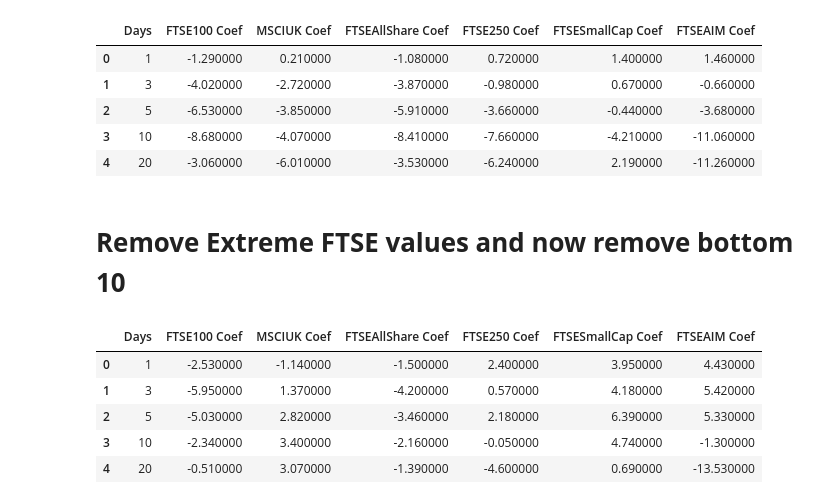
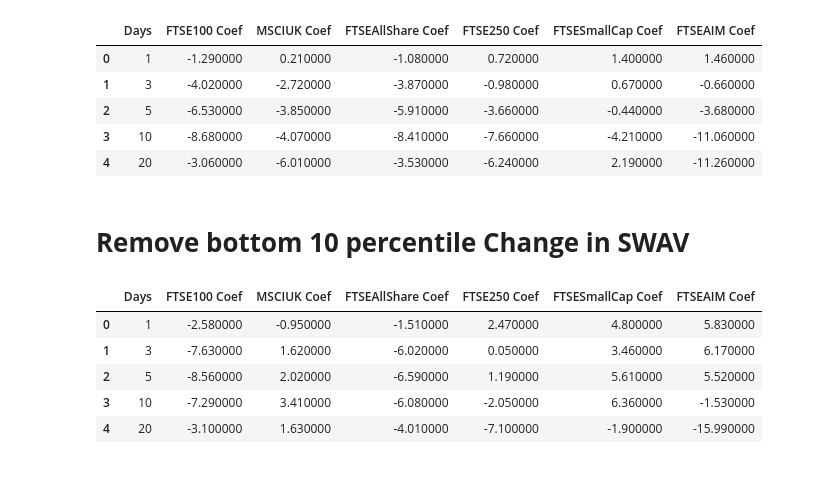
Before and after one commit to ThalyaGIT/UK-Music-Index-Returns, a Jupyter notebook: 3_data-analysis_notebooks/UK_Music_Happiness_and_Index_Returns.ipynb, the cells around one changed output. Saved outputs shown, nothing was run; the diff lists cells and outputs as text; code cells hidden in the pictures; blank space fills up the shorter version.

```diff
--- a/3_data-analysis_notebooks/UK_Music_Happiness_and_Index_Returns.ipynb
+++ b/3_data-analysis_notebooks/UK_Music_Happiness_and_Index_Returns.ipynb
@@ -22,39 +22,3 @@ df_3_day = pd.read_csv(url_3_day)
 df_5_day = pd.read_csv(url_5_day)
 df_10_day = pd.read_csv(url_10_day)
 df_20_day = pd.read_csv(url_20_day)
-
-import pandas as pd
-
-# Assuming the data has been loaded into the following DataFrames
-# df_1_day = pd.read_csv(url_1_day)
-# df_3_day = pd.read_csv(url_3_day)
-# df_5_day = pd.read_csv(url_5_day)
-# df_10_day = pd.read_csv(url_10_day)
-# df_20_day = pd.read_csv(url_20_day)
-
-# List of DataFrames
-dataframes = {
-    "1 Day": df_1_day,
-    "3 Day": df_3_day,
-    "5 Day": df_5_day,
-    "10 Day": df_10_day,
-    "20 Day": df_20_day
-}
-
-# Function to filter and print the middle 90% of "Change in SWAV"
-def filter_middle_90_percent(df, name):
-    lower_bound = df['Change in SWAV'].quantile(0.05)  # 5th percentile
-    upper_bound = df['Change in SWAV'].quantile(0.95)  # 95th percentile
-
-    # Filter the DataFrame to keep only the middle 90% of data
-    middle_90_df = df[(df['Change in SWAV'] >= lower_bound) & (df['Change in SWAV'] <= upper_bound)]
-
-    print(f"{name}:")
-    print(f"  Lower Bound (5th percentile) of Change in SWAV: {lower_bound}")
-    print(f"  Upper Bound (95th percentile) of Change in SWAV: {upper_bound}")
-    print(f"  Number of rows in the middle 90%: {len(middle_90_df)}")
-    print("")
-
-# Loop through each DataFrame and filter the middle 90% of data
-for name, df in dataframes.items():
-    filter_middle_90_percent(df, name)
@@ -418,9 +478,10 @@ styled_df
 | 2 | 5 | -6.530000 | -3.850000 | -5.910000 | -3.660000 | -0.440000 | -3.680000 |
 | 3 | 10 | -8.680000 | -4.070000 | -8.410000 | -7.660000 | -4.210000 | -11.060000 |
 | 4 | 20 | -3.060000 | -6.010000 | -3.530000 | -6.240000 | 2.190000 | -11.260000 |
-# %% [markdown]
-# **Remove Extreme FTSE values and now remove bottom 10**
+# %% [markdown]
+# **Remove bottom 10 percentile Change in SWAV**
 # %%
+# @title
 # Initialize an empty list to store results
 results = []
 
@@ -460,12 +521,6 @@ for days in days_list:
         lower_bound = X['Change in SWAV'].quantile(0.1)
         X = X[X['Change in SWAV'] > lower_bound]
         y = y.loc[X.index]  # Align y with the filtered X
-
-        # Remove outliers in index percentage changes using Z-scores
-        y_z_scores = np.abs(stats.zscore(y))
-        no_extremes_mask = y_z_scores < 3  # Filter out extreme Z-scores
-        X = X.loc[no_extremes_mask]
-        y = y.loc[no_extremes_mask]
 
         # Apply the same mask to the month dummies to ensure alignment
         month_dummies = month_dummies.loc[X.index]
@@ -511,34 +566,34 @@
 
 # Define a function to apply the styling based on significance
 def color_rows(row, original_results):
     colors = []
     for i in range(1, len(row)):  # Skip Days, then iterate through Coefs
         # Safely access the original tuple
         item = original_results[row.name][i]
         if isinstance(item, tuple):
             coef, p_value = item
             if coef is not None and p_value < 0.1:  # Only color if p-value < 0.1 (significant)
                 if coef > 0:
                     colors.append('background-color: green')
                 elif coef < 0:
                     colors.append('background-color: red')
                 else:
                     colors.append('')
             else:
                 colors.append('')  # No color for non-significant or None
         else:
             colors.append('')  # No color if item is not a tuple
     return [''] * 1 + colors  # No coloring for Days
 
 # Apply the function to each row of the DataFrame, passing the original results
 styled_df = results_df.style.apply(color_rows, axis=1, original_results=results)
 
 # Display the styled DataFrame
 styled_df
 # %% [output]
 |  | Days | FTSE100 Coef | MSCIUK Coef | FTSEAllShare Coef | FTSE250 Coef | FTSESmallCap Coef | FTSEAIM Coef |
-| 0 | 1 | -2.530000 | -1.140000 | -1.500000 | 2.400000 | 3.950000 | 4.430000 |
-| 1 | 3 | -5.950000 | 1.370000 | -4.200000 | 0.570000 | 4.180000 | 5.420000 |
-| 2 | 5 | -5.030000 | 2.820000 | -3.460000 | 2.180000 | 6.390000 | 5.330000 |
-| 3 | 10 | -2.340000 | 3.400000 | -2.160000 | -0.050000 | 4.740000 | -1.300000 |
-| 4 | 20 | -0.510000 | 3.070000 | -1.390000 | -4.600000 | 0.690000 | -13.530000 |
+| 0 | 1 | -2.580000 | -0.950000 | -1.510000 | 2.470000 | 4.800000 | 5.830000 |
+| 1 | 3 | -7.630000 | 1.620000 | -6.020000 | 0.050000 | 3.460000 | 6.170000 |
+| 2 | 5 | -8.560000 | 2.020000 | -6.590000 | 1.190000 | 5.610000 | 5.520000 |
+| 3 | 10 | -7.290000 | 3.410000 | -6.080000 | -2.050000 | 6.360000 | -1.530000 |
+| 4 | 20 | -3.100000 | 1.630000 | -4.010000 | -7.100000 | -1.900000 | -15.990000 |
```
Also changed, not shown: parts of 7 cells of this notebook.
